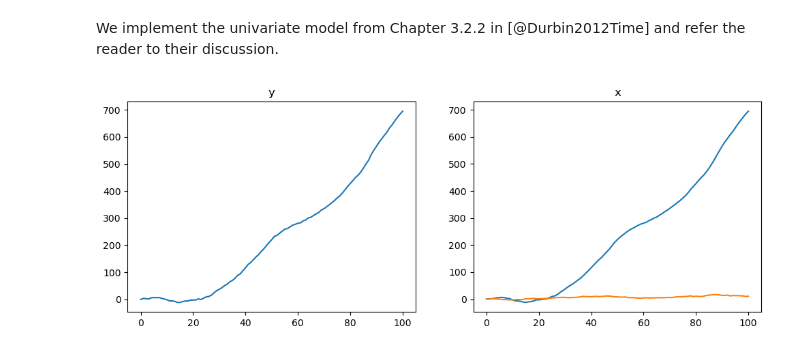
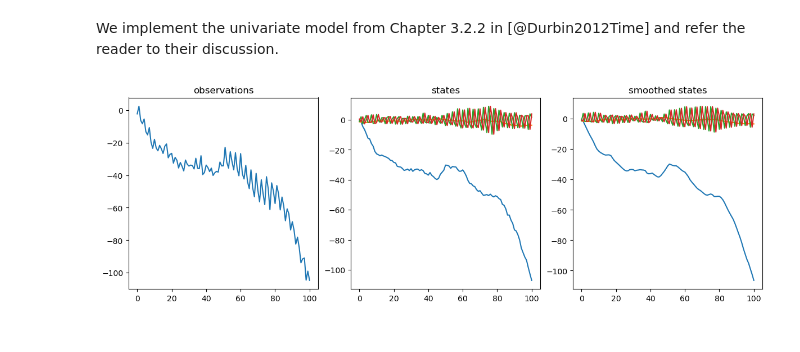
Before and after one commit to stefanheyder/isssm, a Jupyter notebook: nbs/models/10_stsm.ipynb, the cells around one changed output. Saved outputs shown, nothing was run; the diff lists cells and outputs as text; code cells hidden in the pictures.

```diff
--- a/nbs/models/10_stsm.ipynb
+++ b/nbs/models/10_stsm.ipynb
@@ -22,7 +28,7 @@ def stsm(
     Sigma_init: Float[Array, "m m"], # initial state covariance
     o2: Float, # variance of observation noise
     s_order: int, # order of seasonal component
-):
+) -> GLSSM:
 
     A = jnp.array([[1, 1], [0, 1]])
     B = jnp.array([[1, 0]])
@@ -30,7 +36,7 @@ def stsm(
     Sigma = jnp.diag(jnp.array([s2_mu, s2_nu]))
 
 
-    if s_order > 0:
+    if s_order >= 2:
         A_seasonal = jnp.block([
             [-jnp.ones((s_order - 1)), -jnp.ones((1,))],
             [jnp.eye(s_order - 1), jnp.zeros((s_order - 1,))]
@@ -50,4 +56,4 @@ def stsm(
 
     Omega = jnp.broadcast_to(jnp.diag(jnp.array([o2])), (n + 1, 1, 1))
 
-    return x0, A, B, Sigma, Omega
+    return GLSSM(x0, A, Sigma, B, Omega)
@@ -58,14 +60,19 @@ import matplotlib.pyplot as plt
 # %%
-x0, A, B, Sigma, Omega = stsm(jnp.zeros(2), 1., 1., 1., 100, jnp.eye(2), 1., 0)
+glssm = stsm(jnp.zeros(4), 1., .1, 1., 100, jnp.eye(4), 1., 2)
 key = jrn.PRNGKey(534512423)
 key, subkey = jrn.split(key)
-(x,), (y,) = simulate_glssm(x0, A, B, Sigma, Omega, 1, subkey)
+(x,), (y,) = simulate_glssm(glssm, 1, subkey)
 
-fig, axs = plt.subplots(1, 2, figsize=(12, 4))
+x_smooth, _  =smoother(kalman(y, glssm), glssm.A)
+
+fig, axs = plt.subplots(1, 3, figsize=(12, 4))
+fig.tight_layout()
 axs[0].set_title("observations")
 axs[0].plot(y)
 axs[1].set_title("states")
 axs[1].plot(x)
+axs[2].set_title("smoothed states")
+axs[2].plot(x_smooth)
 plt.show()
 # %% [output]
-[figure, old version]
+[figure, new version]
```
Also changed, not shown: parts of 3 cells of this notebook, 29 other files.
